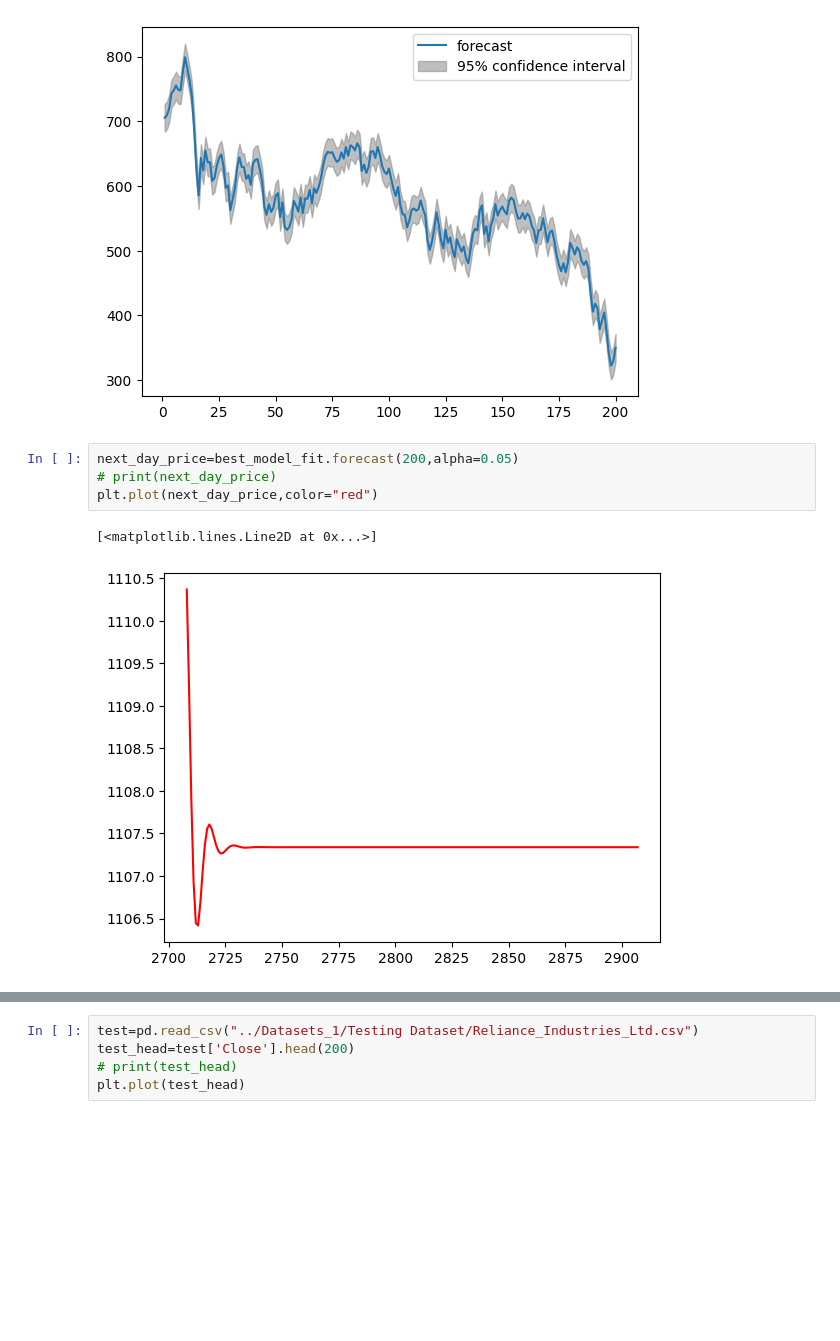
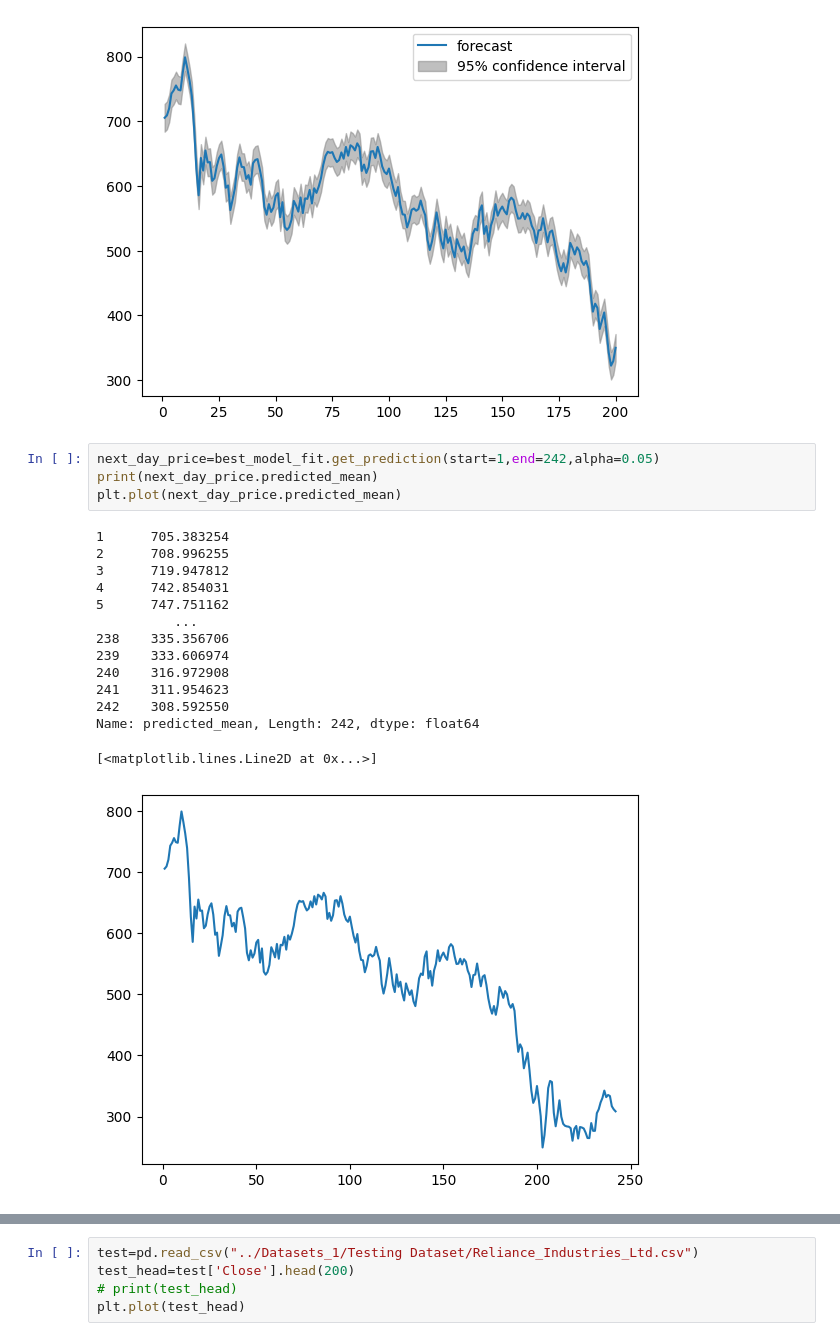
Before and after one commit to dishagupta2413/Major_Project_, a Jupyter notebook: ArimaKavya/aic.ipynb, the cells around one changed output, grey strips where cells are left out. Cells and saved outputs as stored; diff of their text form; blank space fills up the shorter version.

```diff
--- a/ArimaKavya/aic.ipynb
+++ b/ArimaKavya/aic.ipynb
@@ -82,9 +82,21 @@ plot_predict(best_model_fit,start=1,end=200,dynamic=False,alpha=0.05);
 # %% [output]
 [figure]
 # %%
-next_day_price=best_model_fit.forecast(200,alpha=0.05)
-# print(next_day_price)
-plt.plot(next_day_price,color="red")
+next_day_price=best_model_fit.get_prediction(start=1,end=242,alpha=0.05)
+print(next_day_price.predicted_mean)
+plt.plot(next_day_price.predicted_mean)
 # %% [output]
-[<matplotlib.lines.Line2D at 0x...>]
+1      705.383254
+2      708.996255
+3      719.947812
+4      742.854031
+5      747.751162
+          ...
+238    335.356706
+239    333.606974
+240    316.972908
+241    311.954623
+242    308.592550
+Name: predicted_mean, Length: 242, dtype: float64
+[<matplotlib.lines.Line2D at 0x...>]
-[figure, old version]
+[figure, new version]
```
Also changed, not shown: parts of 4 cells of this notebook, 2 other files.
